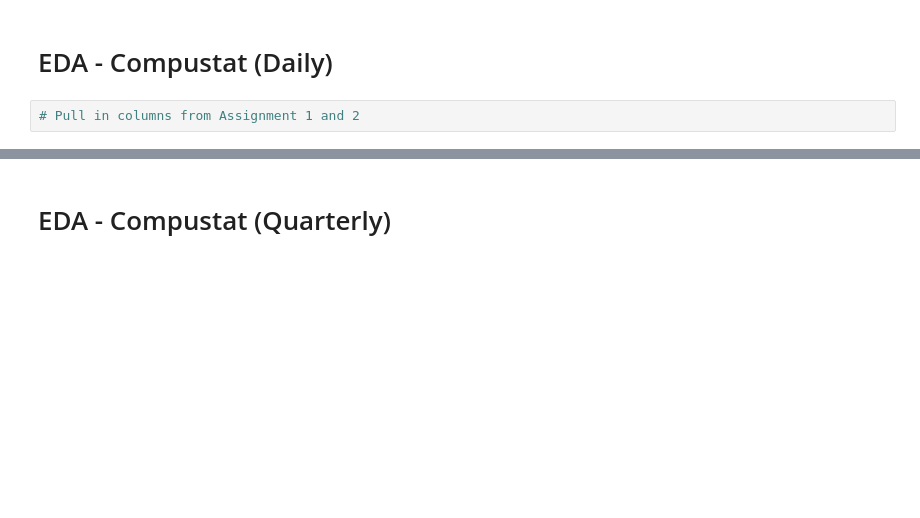
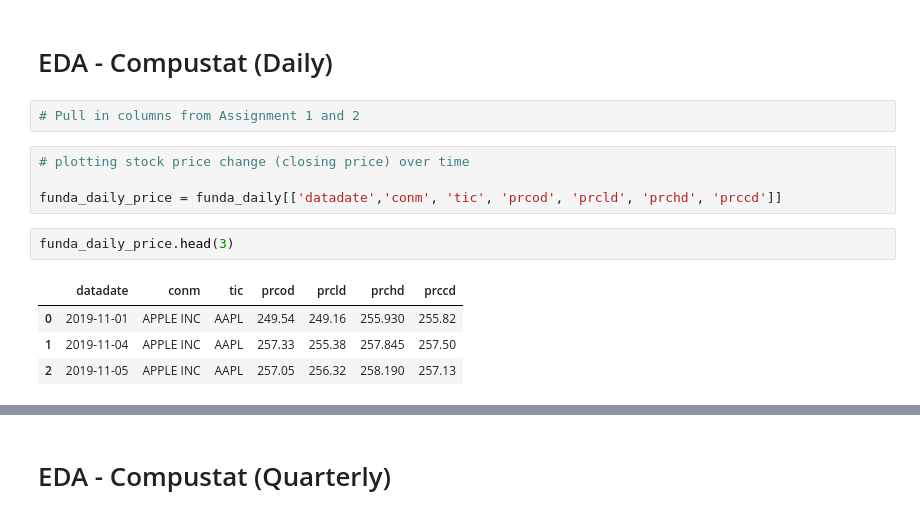
Before and after one commit to inveniam-viam/layoffs-impact, a Jupyter notebook: Analysis.ipynb, the cells around one changed output, grey strips where cells are left out. Drawn from its saved outputs; the diff is of its cells as text; blank space fills up the shorter version.

```diff
--- a/Analysis.ipynb
+++ b/Analysis.ipynb
@@ -305,3 +305,14 @@ plt.show()
 # EDA - Compustat (Daily)
 # %%
 # Pull in columns from Assignment 1 and 2
+# %%
+# plotting stock price change (closing price) over time
+
+funda_daily_price = funda_daily[['datadate','conm', 'tic', 'prcod', 'prcld', 'prchd', 'prccd']]
+# %%
+funda_daily_price.head(3)
+# %% [output]
+|  | datadate | conm | tic | prcod | prcld | prchd | prccd |
+| 0 | 2019-11-01 | APPLE INC | AAPL | 249.54 | 249.16 | 255.930 | 255.82 |
+| 1 | 2019-11-04 | APPLE INC | AAPL | 257.33 | 255.38 | 257.845 | 257.50 |
+| 2 | 2019-11-05 | APPLE INC | AAPL | 257.05 | 256.32 | 258.190 | 257.13 |
```
Also changed, not shown: parts of 3 cells of this notebook.
